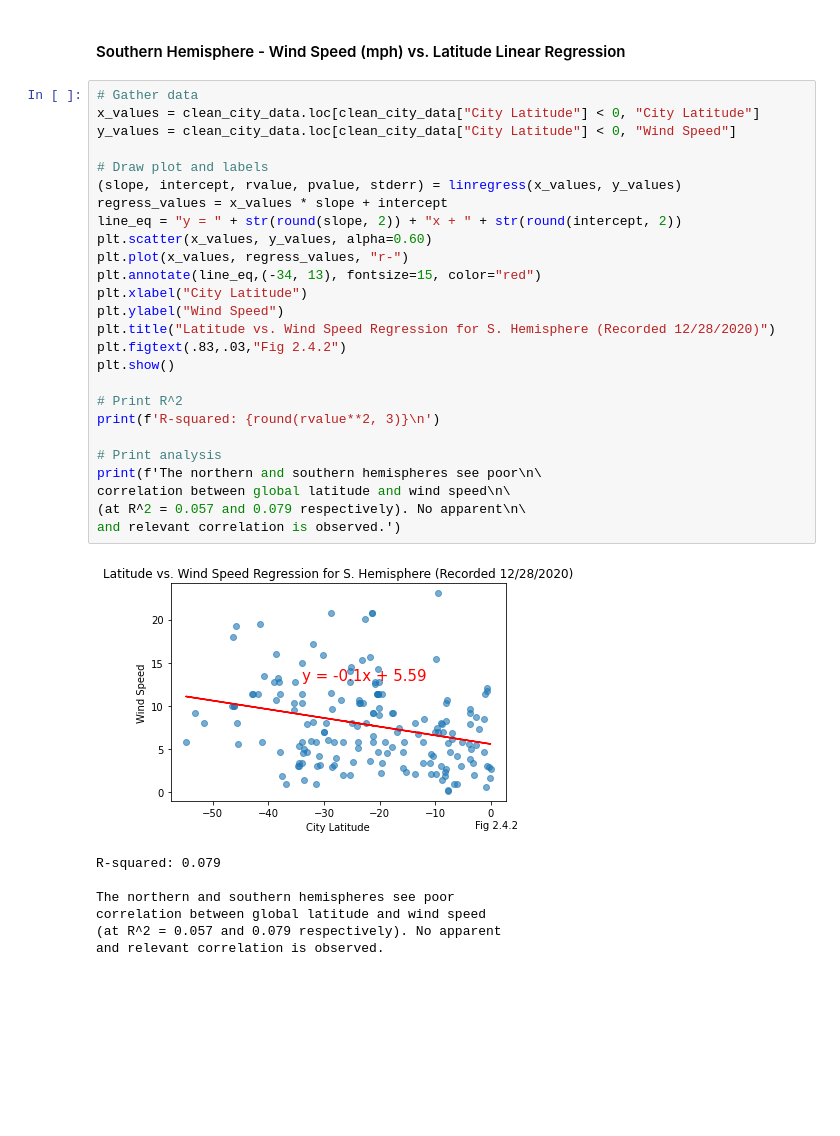
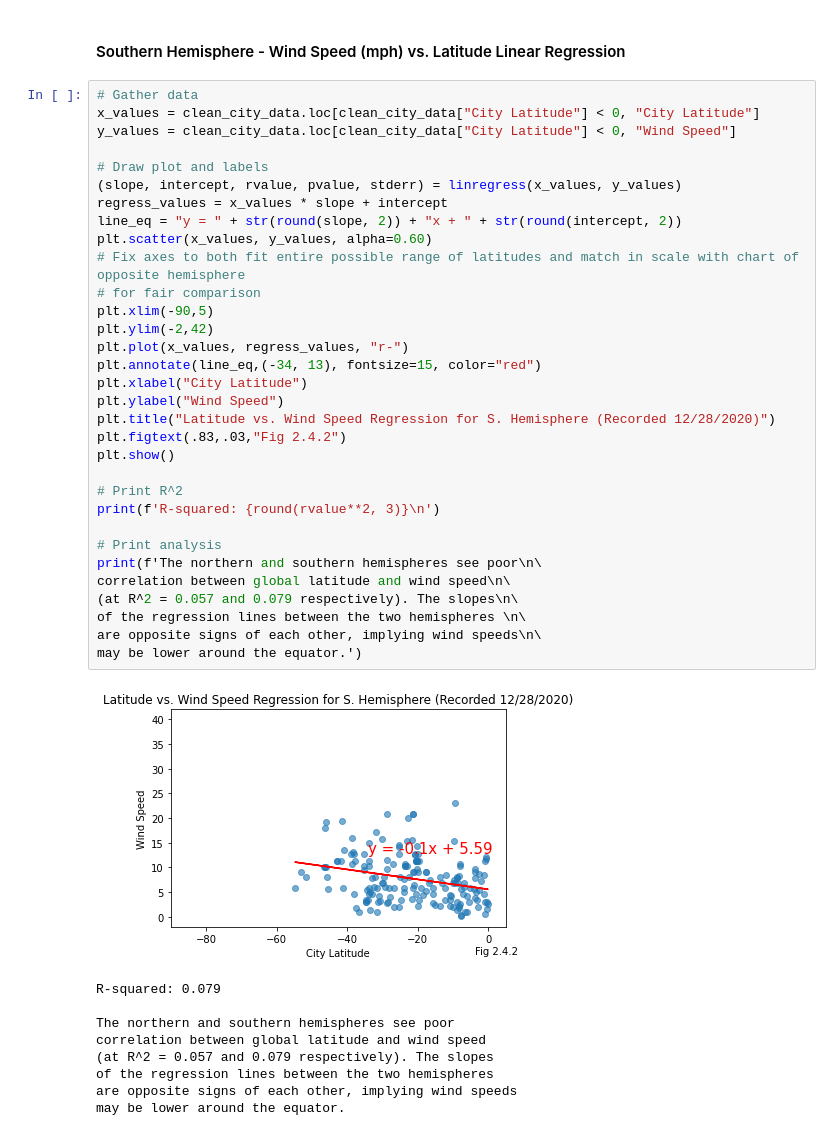
Before and after one commit to SanabuW/python-api-challenge, a Jupyter notebook: WeatherPy/WeatherPy.ipynb, the cells around one changed output. Saved outputs shown, nothing was run; the diff lists cells and outputs as text; blank space fills up the shorter version.

```diff
--- a/WeatherPy/WeatherPy.ipynb
+++ b/WeatherPy/WeatherPy.ipynb
@@ -548,34 +572,42 @@ R-squared: 0.057
 # %%
 # Gather data
 x_values = clean_city_data.loc[clean_city_data["City Latitude"] < 0, "City Latitude"]
 y_values = clean_city_data.loc[clean_city_data["City Latitude"] < 0, "Wind Speed"]
 
 # Draw plot and labels
 (slope, intercept, rvalue, pvalue, stderr) = linregress(x_values, y_values)
 regress_values = x_values * slope + intercept
 line_eq = "y = " + str(round(slope, 2)) + "x + " + str(round(intercept, 2))
 plt.scatter(x_values, y_values, alpha=0.60)
+# Fix axes to both fit entire possible range of latitudes and match in scale with chart of opposite hemisphere
+# for fair comparison
+plt.xlim(-90,5)
+plt.ylim(-2,42)
 plt.plot(x_values, regress_values, "r-")
 plt.annotate(line_eq,(-34, 13), fontsize=15, color="red")
 plt.xlabel("City Latitude")
 plt.ylabel("Wind Speed")
 plt.title("Latitude vs. Wind Speed Regression for S. Hemisphere (Recorded 12/28/2020)")
 plt.figtext(.83,.03,"Fig 2.4.2")
 plt.show()
 
 # Print R^2
 print(f'R-squared: {round(rvalue**2, 3)}\n')
 
 # Print analysis
 print(f'The northern and southern hemispheres see poor\n\
 correlation between global latitude and wind speed\n\
-(at R^2 = 0.057 and 0.079 respectively). No apparent\n\
-and relevant correlation is observed.')
+(at R^2 = 0.057 and 0.079 respectively). The slopes\n\
+of the regression lines between the two hemispheres \n\
+are opposite signs of each other, implying wind speeds\n\
+may be lower around the equator.')
 # %% [output]
-[figure, old version]
+[figure, new version]
 R-squared: 0.079
 
 The northern and southern hemispheres see poor
 correlation between global latitude and wind speed
-(at R^2 = 0.057 and 0.079 respectively). No apparent
-and relevant correlation is observed.
+(at R^2 = 0.057 and 0.079 respectively). The slopes
+of the regression lines between the two hemispheres
+are opposite signs of each other, implying wind speeds
+may be lower around the equator.
```
Also changed, not shown: parts of 8 cells of this notebook, 20 other files.
